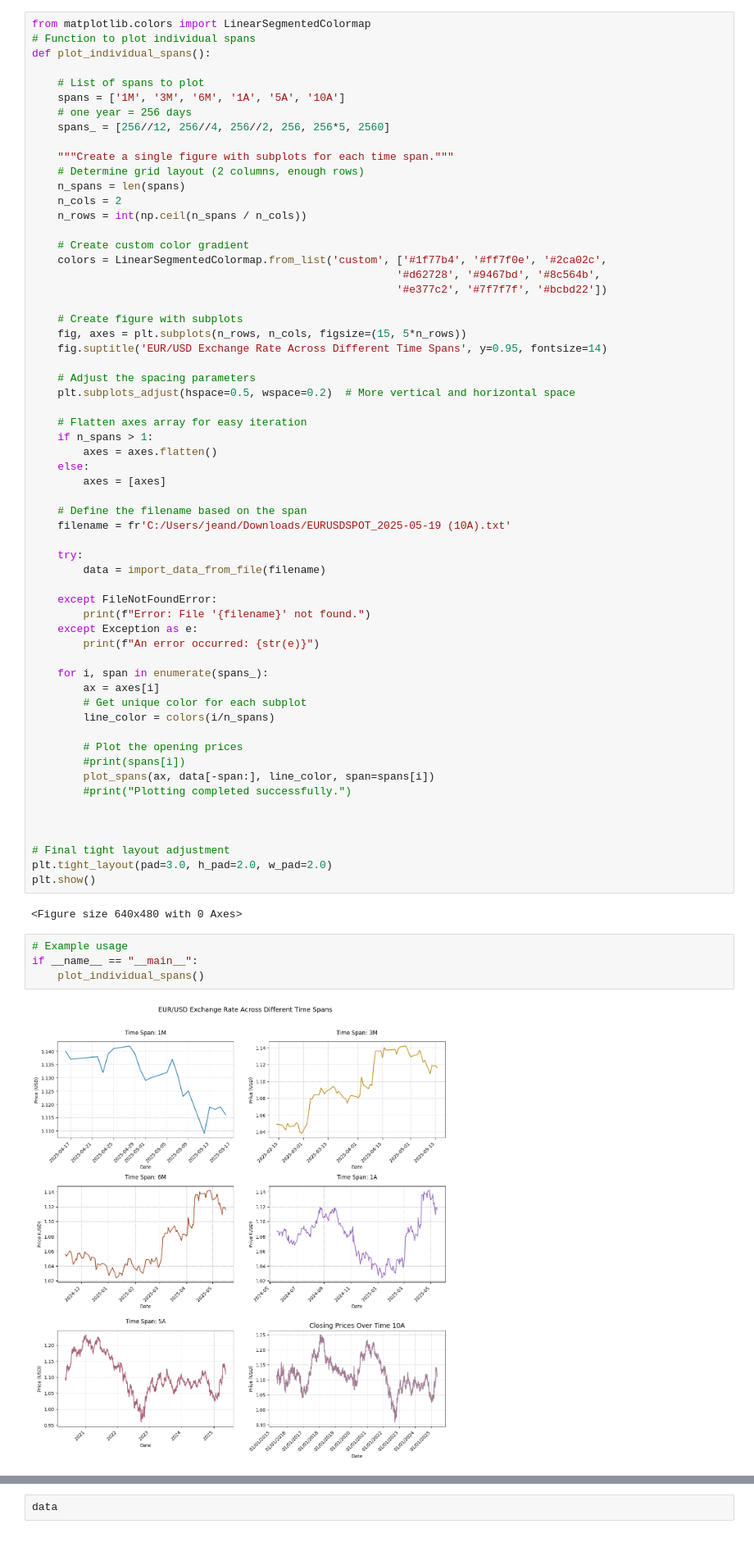
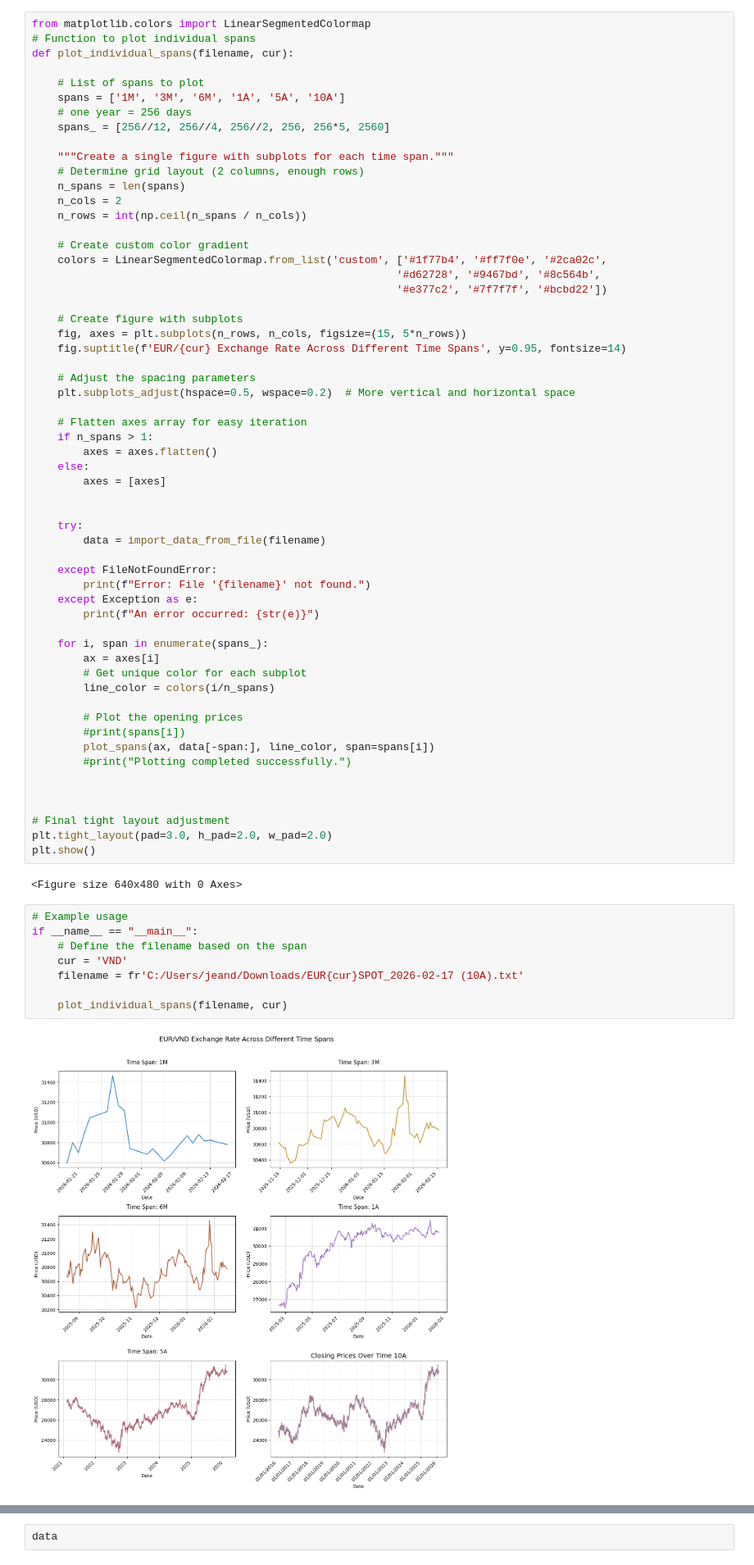
Before and after one commit to jdavid54/jupyter_notebooks2, a Jupyter notebook: eur_usd_change_data.ipynb, the cells around one changed output, grey strips where cells are left out. Shown at 82% size. Cells and saved outputs as stored; diff of their text form.

```diff
--- a/eur_usd_change_data.ipynb
+++ b/eur_usd_change_data.ipynb
@@ -133,7 +135,7 @@ plot_spans(ax, data[-256:], line_color='b', span='1A', bounds=False)
 # %%
 from matplotlib.colors import LinearSegmentedColormap
 # Function to plot individual spans
-def plot_individual_spans():
+def plot_individual_spans(filename, cur):
 
     # List of spans to plot
     spans = ['1M', '3M', '6M', '1A', '5A', '10A']
@@ -153,7 +155,7 @@ def plot_individual_spans():
 
     # Create figure with subplots
     fig, axes = plt.subplots(n_rows, n_cols, figsize=(15, 5*n_rows))
-    fig.suptitle('EUR/USD Exchange Rate Across Different Time Spans', y=0.95, fontsize=14)
+    fig.suptitle(f'EUR/{cur} Exchange Rate Across Different Time Spans', y=0.95, fontsize=14)
 
     # Adjust the spacing parameters
     plt.subplots_adjust(hspace=0.5, wspace=0.2)  # More vertical and horizontal space
@@ -164,8 +166,6 @@ def plot_individual_spans():
     else:
         axes = [axes]
 
-    # Define the filename based on the span
-    filename = fr'C:/Users/jeand/Downloads/EURUSDSPOT_2025-05-19 (10A).txt'
 
     try:
         data = import_data_from_file(filename)
@@ -195,9 +195,13 @@ plt.show()
 # %%
 # Example usage
 if __name__ == "__main__":
-    plot_individual_spans()
+    # Define the filename based on the span
+    cur = 'VND'
+    filename = fr'C:/Users/jeand/Downloads/EUR{cur}SPOT_2026-02-17 (10A).txt'
+
+    plot_individual_spans(filename, cur)
 # %% [output]
-[figure, old version]
+[figure, new version]
 # %%
 # This function plots the absolute price and % variation from the first closing price
 def plot_data(data):
```
Also changed, not shown: parts of 7 cells of this notebook, 7 other files.
